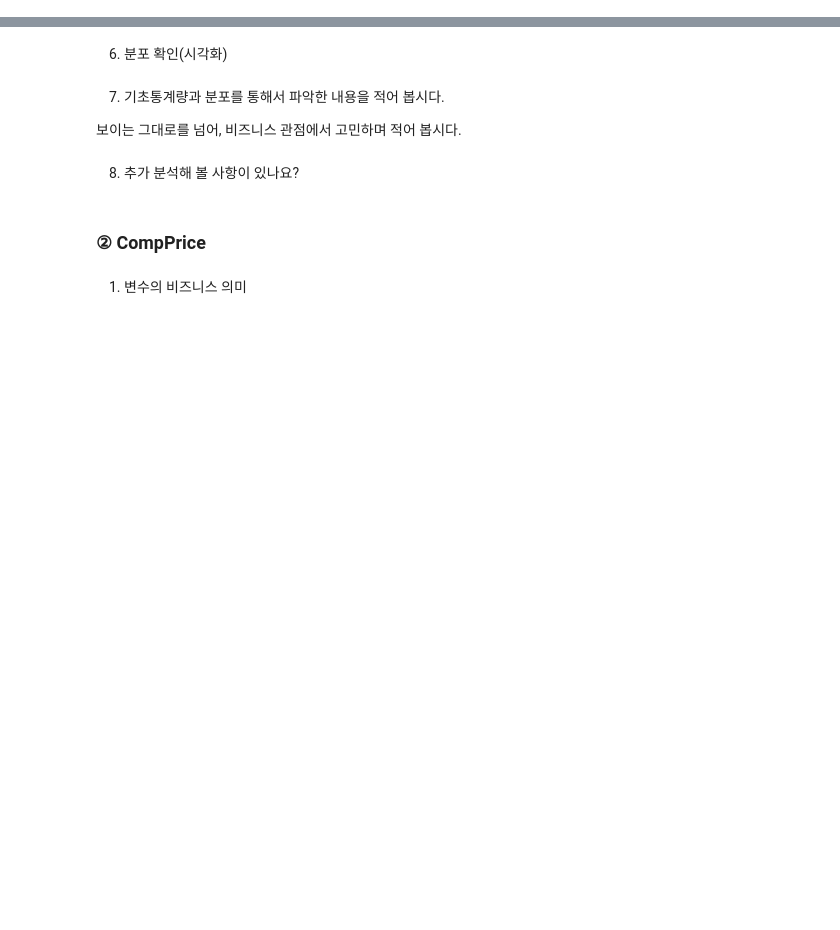
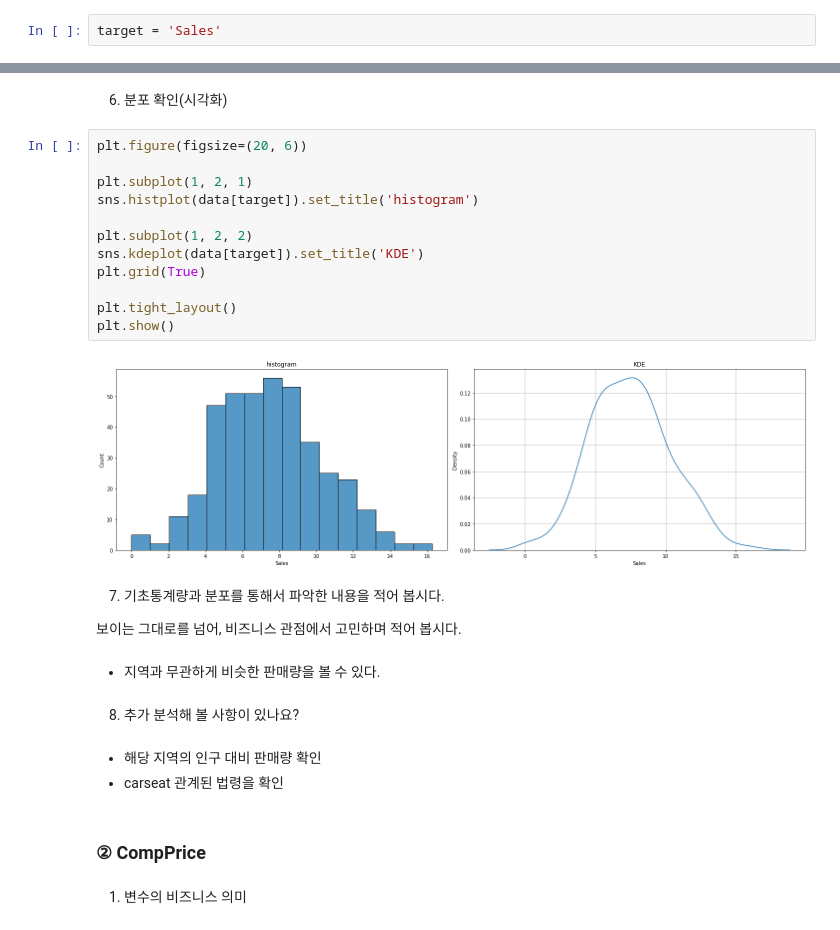
Before and after one commit to jhg2957/aivleschool_EDA, a Jupyter notebook: 06과 단변량분석 종합실습과제2.ipynb, the cells around one changed output, grey strips where cells are left out. Saved outputs shown, nothing was run; the diff lists cells and outputs as text; blank space fills up the shorter version.

```diff
--- a/06과 단변량분석 종합실습과제2.ipynb
+++ b/06과 단변량분석 종합실습과제2.ipynb
@@ -61,5 +61,7 @@ data.head()
 | 4 | 4.15 | 141 | 64 | 3 | 340 | 128 | Bad | 38 | Yes | No |
 # %% [markdown]
 ### ① Sales (Target)
+# %%
+target = 'Sales'
 # %% [markdown]
 1) 변수의 비즈니스 의미
@@ -74,11 +104,30 @@ data.head()
 # %% [markdown]
 6) 분포 확인(시각화)
+# %%
+plt.figure(figsize=(20, 6))
+
+plt.subplot(1, 2, 1)
+sns.histplot(data[target]).set_title('histogram')
+
+plt.subplot(1, 2, 2)
+sns.kdeplot(data[target]).set_title('KDE')
+plt.grid(True)
+
+plt.tight_layout()
+plt.show()
+# %% [output]
+[figure, added]
 # %% [markdown]
 7) 기초통계량과 분포를 통해서 파악한 내용을 적어 봅시다.
 
 보이는 그대로를 넘어, 비즈니스 관점에서 고민하며 적어 봅시다.
+# %% [markdown]
+- 지역과 무관하게 비슷한 판매량을 볼 수 있다.
 # %% [markdown]
 8) 추가 분석해 볼 사항이 있나요?
+# %% [markdown]
+- 해당 지역의 인구 대비 판매량 확인
+- carseat 관계된 법령을 확인
 # %% [markdown]
 ### ② CompPrice
 # %% [markdown]
```
Also changed, not shown: parts of 16 cells of this notebook.
